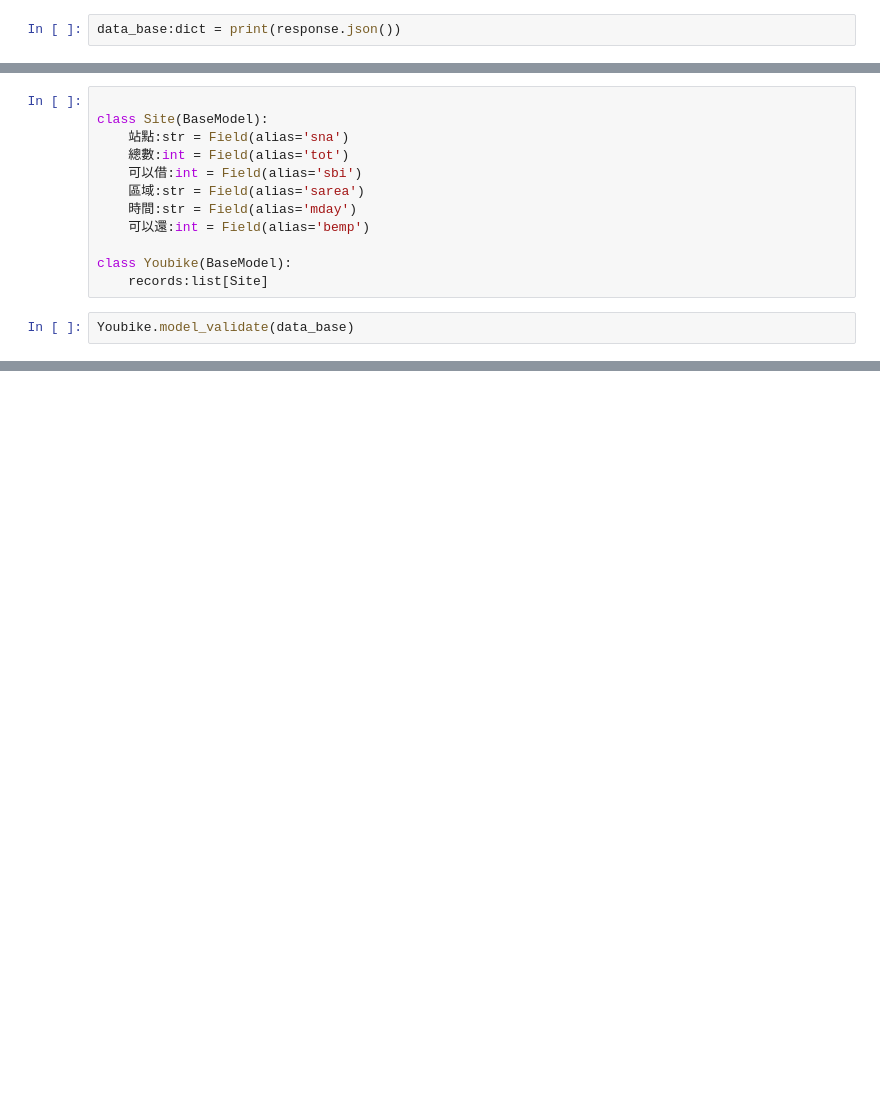
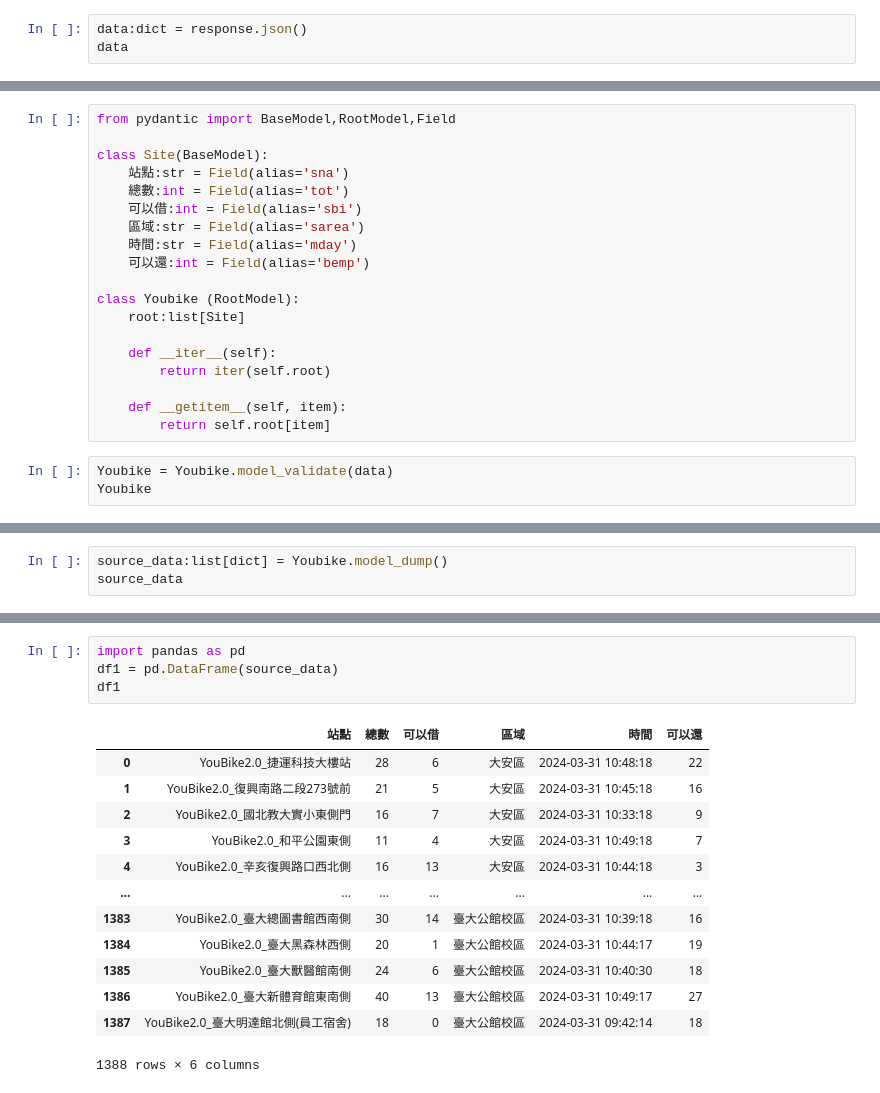
Before and after one commit to chiehyun2024/2024_01_28_1, a Jupyter notebook: homework/lesson16_4.ipynb, the cells around one changed output, grey strips where cells are left out. Cells and saved outputs as stored; diff of their text form; blank space fills up the shorter version.

```diff
--- a/homework/lesson16_4.ipynb
+++ b/homework/lesson16_4.ipynb
@@ -17,5 +12,6 @@ else:
 # %% [output]
 下載成功
 # %%
-data_base:dict = print(response.json())
+data:dict = response.json()
+data
 # %% [output]
@@ -45,4 +35,5 @@ data_json:str  = response.text
 # %%
+from pydantic import BaseModel,RootModel,Field
 
 class Site(BaseModel):
     站點:str = Field(alias='sna')
@@ -52,8 +43,15 @@ class Site(BaseModel):
     時間:str = Field(alias='mday')
     可以還:int = Field(alias='bemp')
 
-class Youbike(BaseModel):
-    records:list[Site]
+class Youbike (RootModel):
+    root:list[Site]
+
+    def __iter__(self):
+        return iter(self.root)
+
+    def __getitem__(self, item):
+        return self.root[item]
 # %%
-Youbike.model_validate(data_base)
+Youbike = Youbike.model_validate(data)
+Youbike
 # %% [output]
@@ -62,0 +59,3 @@ ValidationError: 1 validation error for Youbike
+# %%
+source_data:list[dict] = Youbike.model_dump()
+source_data
@@ -62,0 +80,18 @@ ValidationError: 1 validation error for Youbike
+# %%
+import pandas as pd
+df1 = pd.DataFrame(source_data)
+df1
+# %% [output]
+|  | 站點 | 總數 | 可以借 | 區域 | 時間 | 可以還 |
+| 0 | YouBike2.0_捷運科技大樓站 | 28 | 6 | 大安區 | 2024-03-31 10:48:18 | 22 |
+| 1 | YouBike2.0_復興南路二段273號前 | 21 | 5 | 大安區 | 2024-03-31 10:45:18 | 16 |
+| 2 | YouBike2.0_國北教大實小東側門 | 16 | 7 | 大安區 | 2024-03-31 10:33:18 | 9 |
+| 3 | YouBike2.0_和平公園東側 | 11 | 4 | 大安區 | 2024-03-31 10:49:18 | 7 |
+| 4 | YouBike2.0_辛亥復興路口西北側 | 16 | 13 | 大安區 | 2024-03-31 10:44:18 | 3 |
+| ... | ... | ... | ... | ... | ... | ... |
+| 1383 | YouBike2.0_臺大總圖書館西南側 | 30 | 14 | 臺大公館校區 | 2024-03-31 10:39:18 | 16 |
+| 1384 | YouBike2.0_臺大黑森林西側 | 20 | 1 | 臺大公館校區 | 2024-03-31 10:44:17 | 19 |
+| 1385 | YouBike2.0_臺大獸醫館南側 | 24 | 6 | 臺大公館校區 | 2024-03-31 10:40:30 | 18 |
+| 1386 | YouBike2.0_臺大新體育館東南側 | 40 | 13 | 臺大公館校區 | 2024-03-31 10:49:17 | 27 |
+| 1387 | YouBike2.0_臺大明達館北側(員工宿舍) | 18 | 0 | 臺大公館校區 | 2024-03-31 09:42:14 | 18 |
+1388 rows × 6 columns
```
Also changed, not shown: parts of 5 cells of this notebook, 6 other files.
